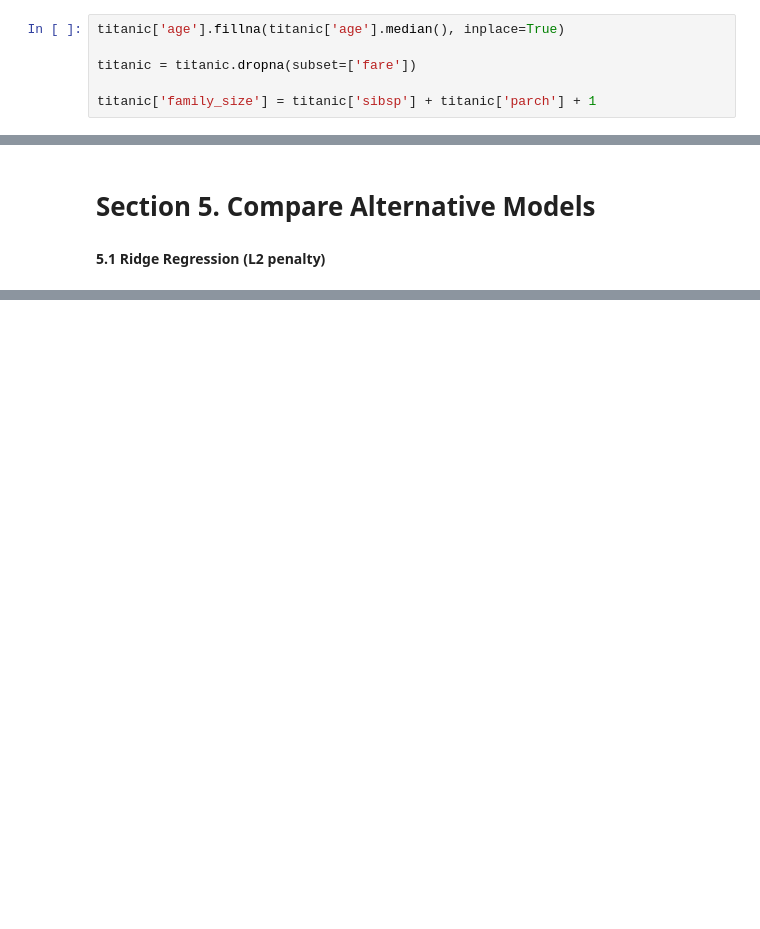
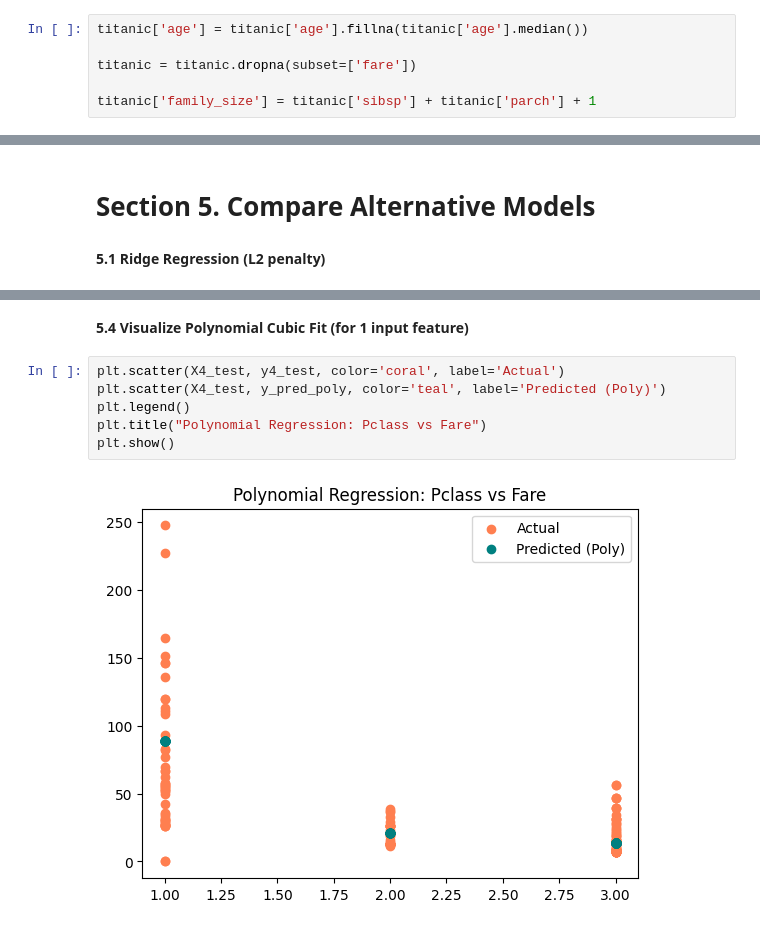
Before and after one commit to mindy0cruz/applied-ml-mcruz, a Jupyter notebook: lab04/ml04_mcruz.ipynb, the cells around one changed output, grey strips where cells are left out. Cells and saved outputs as stored; diff of their text form; blank space fills up the shorter version.

```diff
--- a/lab04/ml04_mcruz.ipynb
+++ b/lab04/ml04_mcruz.ipynb
@@ -35,7 +35,7 @@ titanic.head()
 # %% [markdown]
 # Section 2. Data Exploration and Preparation
 # %%
-titanic['age'].fillna(titanic['age'].median(), inplace=True)
+titanic['age'] = titanic['age'].fillna(titanic['age'].median())
 
 titanic = titanic.dropna(subset=['fare'])
 
@@ -185,0 +264,10 @@ y_pred_ridge = ridge_model.predict(X1_test)
+# %% [markdown]
+__5.4 Visualize Polynomial Cubic Fit (for 1 input feature)__
+# %%
+plt.scatter(X4_test, y4_test, color='coral', label='Actual')
+plt.scatter(X4_test, y_pred_poly, color='teal', label='Predicted (Poly)')
+plt.legend()
+plt.title("Polynomial Regression: Pclass vs Fare")
+plt.show()
+# %% [output]
+[figure, added]
```
Also changed, not shown: parts of 18 cells of this notebook.
